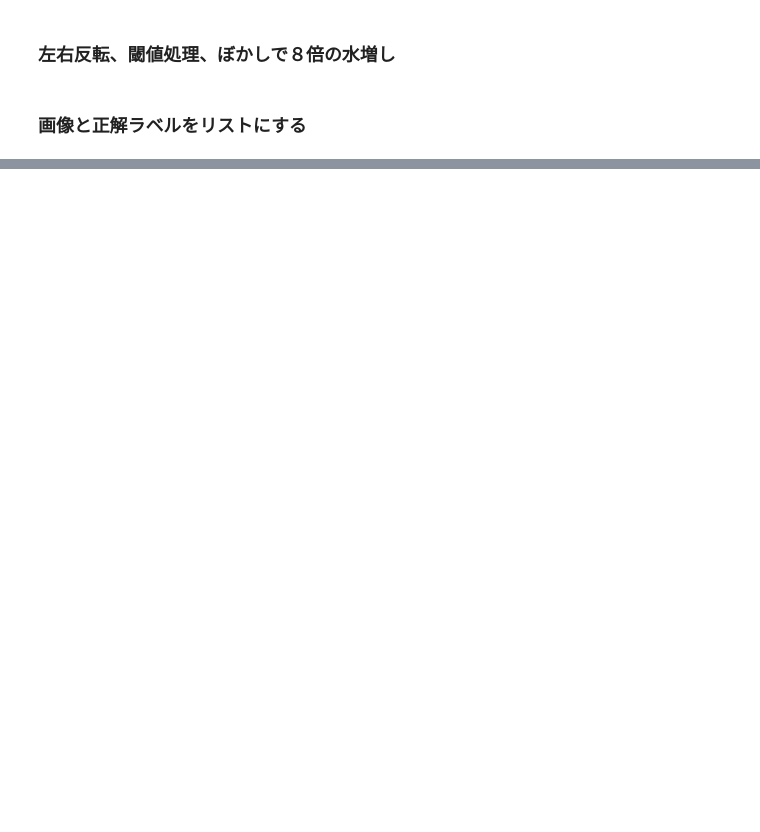
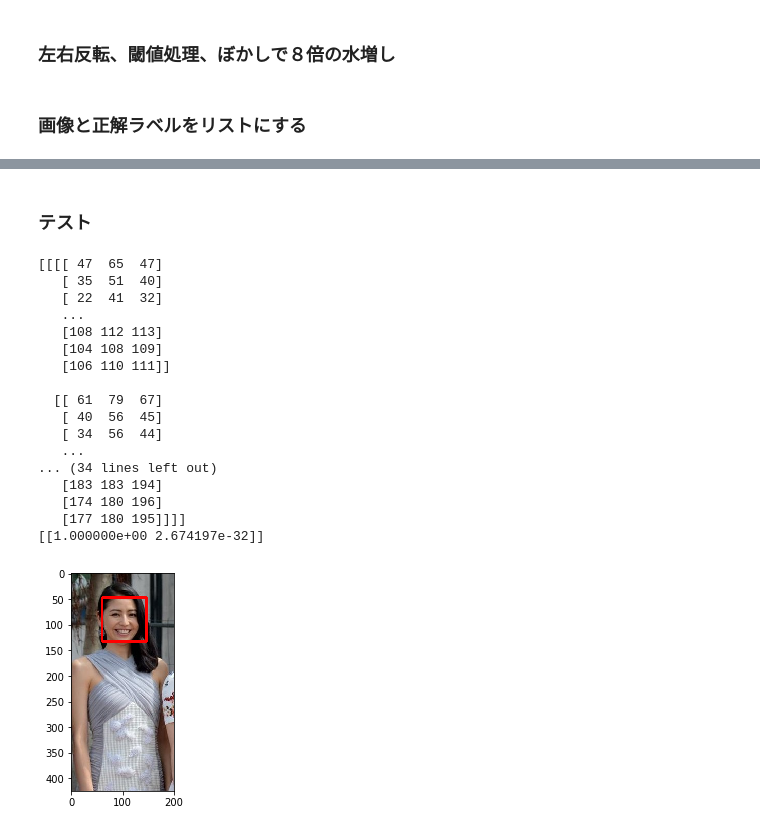
Before and after one commit to sanoyo/masami-deep-learning, a Jupyter notebook: augmentation.ipynb, the cells around one changed output, grey strips where cells are left out. Drawn from its saved outputs; the diff is of its cells as text; code cells hidden in the pictures; blank space fills up the shorter version.

Commit message:
Training

```diff
--- a/augmentation.ipynb
+++ b/augmentation.ipynb
@@ -103,0 +111,3 @@ X_test=np.array(X_test)
+# %%
+y_train = to_categorical(y_train)
+y_test = to_categorical(y_test)
@@ -103,0 +143,17 @@ X_test=np.array(X_test)
+# %%
+model = Sequential()
+## input_shape=(64, 64, 3) → 64 → 画像(縦×横)
+## filterはchannel数
+model.add(Conv2D(input_shape=(64, 64, 3), filters=32,kernel_size=(2, 2), strides=(1, 1), padding="same"))
+model.add(MaxPooling2D(pool_size=(2, 2)))
+model.add(Conv2D(32, kernel_size=(2, 2), strides=(1, 1), padding="same"))
+model.add(MaxPooling2D(pool_size=(2, 2)))
+model.add(Conv2D(32, kernel_size=(2, 2), strides=(1, 1), padding="same"))
+model.add(MaxPooling2D(pool_size=(2, 2)))
+model.add(Flatten())
+model.add(Dense(256))
+model.add(Activation("relu"))
+model.add(Dense(128))
+model.add(Activation('relu'))
+model.add(Dense(2))
+model.add(Activation('softmax'))
@@ -103,0 +206,2 @@ X_test=np.array(X_test)
+# %% [markdown]
+### テスト
@@ -103,0 +237,42 @@ X_test=np.array(X_test)
+# %%
+def detect_who(img):
+    #予測
+    name=""
+    print(img)
+    print(model.predict(img))
+    nameNumLabel = np.argmax(model.predict(img))
+    if nameNumLabel == 9:
+        name="Nagasawa Masami"
+    return name
+
+# model = load_model('./my_model.h5')
+
+image = cv2.imread("masami_original/masami0.jpg")
+
+if image is None:
+    print("Not open:")
+b,g,r = cv2.split(image)
+image = cv2.merge([r,g,b])
+whoImage = detect_face(image)
+
+plt.imshow(whoImage)
+plt.show()
+# %% [output]
+[[[[ 47  65  47]
+   [ 35  51  40]
+   [ 22  41  32]
+   ...
+   [108 112 113]
+   [104 108 109]
+   [106 110 111]]
+
+  [[ 61  79  67]
+   [ 40  56  45]
+   [ 34  56  44]
+   ...
+... (34 lines left out)
+   [183 183 194]
+   [174 180 196]
+   [177 180 195]]]]
+[[1.000000e+00 2.674197e-32]]
+[figure, added]
```
Also changed, not shown: parts of 11 cells of this notebook, 1 other file.
